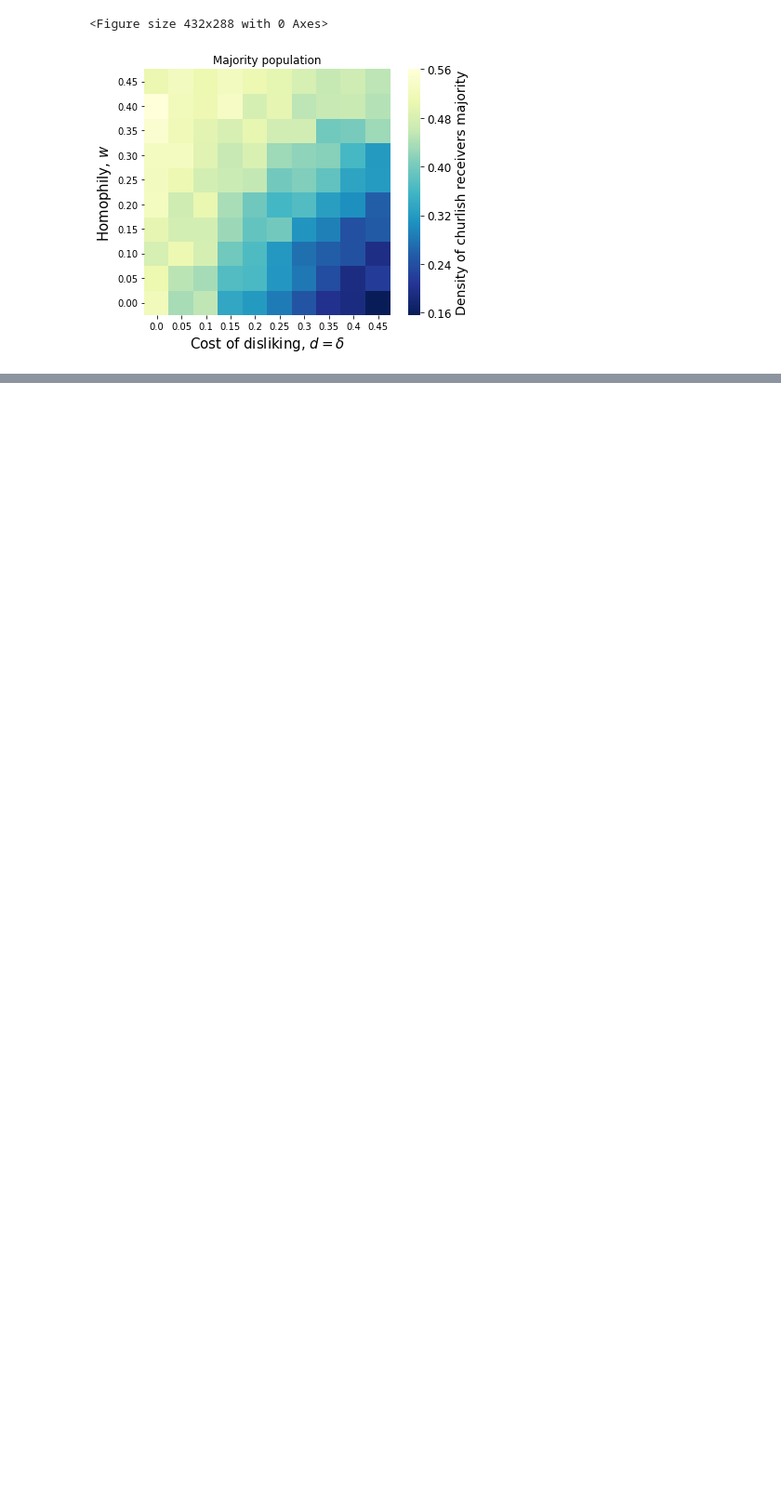
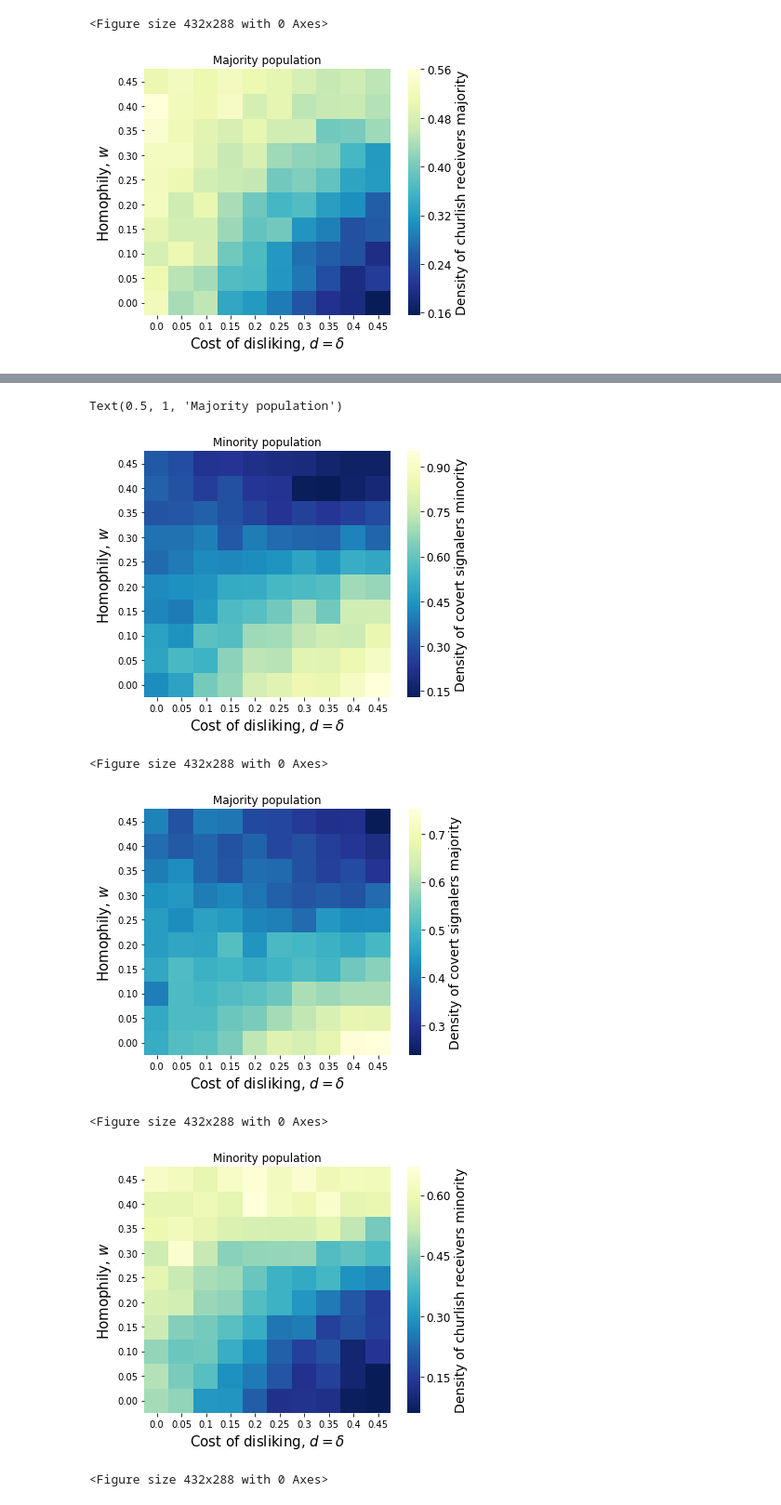
Before and after one commit to mt-digital/identity-signaling, a Jupyter notebook: Minorities.ipynb, the cells around one changed output, grey strips where cells are left out. Shown: that part at 93% size. Cells and saved outputs as stored; diff of their text form; code cells hidden in the pictures; blank space fills up the shorter version.

```diff
--- a/Minorities.ipynb
+++ b/Minorities.ipynb
@@ -103,0 +90,21 @@ minority_diff_heatmap(df,
+# %%
+fs = (6, 4.75)
+heatmap(df, minority_subset='minority', savefig_path='reports/Figures/minority_signalers_025.pdf', figsize=fs)
+plt.title('Minority population')
+plt.figure()
+heatmap(df, minority_subset='majority', savefig_path='reports/Figures/majority_signalers_025.pdf')
+plt.title('Majority population')
+plt.figure()
+heatmap(df, minority_subset='minority', strategy='receiving', savefig_path='reports/Figures/minority_receivers_025.pdf')
+plt.title('Minority population')
+plt.figure()
+heatmap(df, minority_subset='majority', strategy='receiving', savefig_path='reports/Figures/majority_receivers_025.pdf')
+plt.title('Majority population')
+# %% [output]
+Text(0.5, 1, 'Majority population')
+[figure, added]
+<Figure size 432x288 with 0 Axes>
+[figure, added]
+<Figure size 432x288 with 0 Axes>
+[figure, added]
+<Figure size 432x288 with 0 Axes>
```
Also changed, not shown: parts of 19 cells of this notebook, 2 other files.
